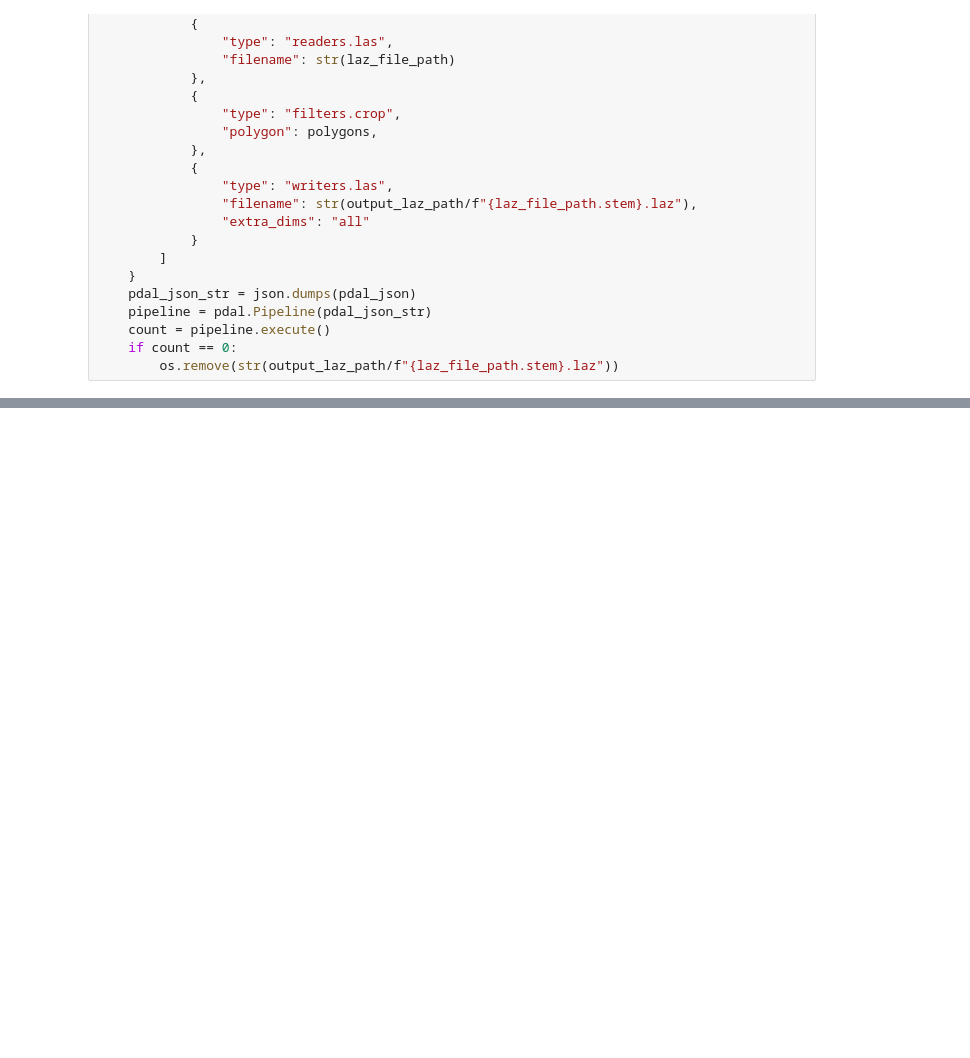
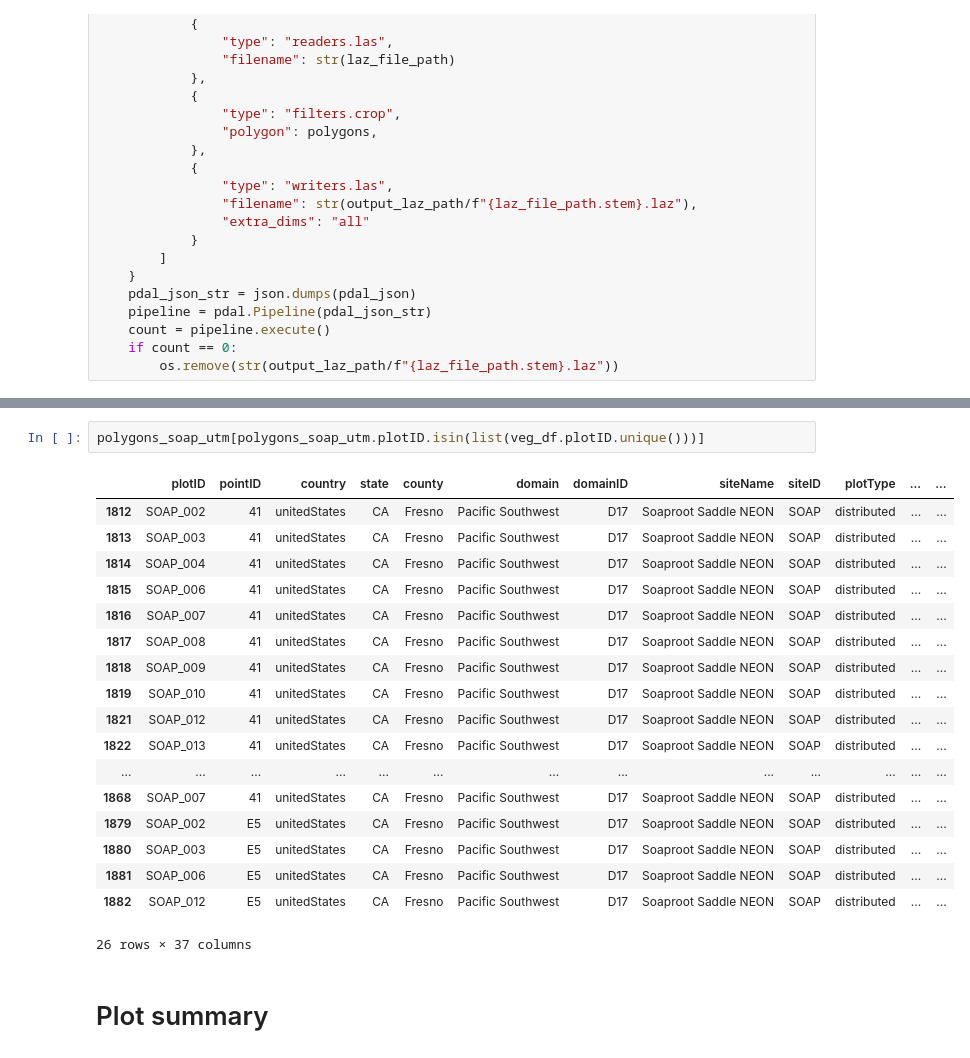
Before and after one commit to annaspiers/PRISMATIC, a Jupyter notebook: analyze.ipynb, the cells around one changed output, grey strips where cells are left out. Saved outputs shown, nothing was run; the diff lists cells and outputs as text; blank space fills up the shorter version.

```diff
--- a/analyze.ipynb
+++ b/analyze.ipynb
@@ -724,0 +774,23 @@ for laz_file_path in tqdm(laz_file_paths):
+# %%
+polygons_soap_utm[polygons_soap_utm.plotID.isin(list(veg_df.plotID.unique()))]
+# %% [output]
+|  | plotID | pointID | country | state | county | domain | domainID | siteName | siteID | plotType | ... | ... |
+| 1812 | SOAP_002 | 41 | unitedStates | CA | Fresno | Pacific Southwest | D17 | Soaproot Saddle NEON | SOAP | distributed | ... | ... |
+| 1813 | SOAP_003 | 41 | unitedStates | CA | Fresno | Pacific Southwest | D17 | Soaproot Saddle NEON | SOAP | distributed | ... | ... |
+| 1814 | SOAP_004 | 41 | unitedStates | CA | Fresno | Pacific Southwest | D17 | Soaproot Saddle NEON | SOAP | distributed | ... | ... |
+| 1815 | SOAP_006 | 41 | unitedStates | CA | Fresno | Pacific Southwest | D17 | Soaproot Saddle NEON | SOAP | distributed | ... | ... |
+| 1816 | SOAP_007 | 41 | unitedStates | CA | Fresno | Pacific Southwest | D17 | Soaproot Saddle NEON | SOAP | distributed | ... | ... |
+| 1817 | SOAP_008 | 41 | unitedStates | CA | Fresno | Pacific Southwest | D17 | Soaproot Saddle NEON | SOAP | distributed | ... | ... |
+| 1818 | SOAP_009 | 41 | unitedStates | CA | Fresno | Pacific Southwest | D17 | Soaproot Saddle NEON | SOAP | distributed | ... | ... |
+| 1819 | SOAP_010 | 41 | unitedStates | CA | Fresno | Pacific Southwest | D17 | Soaproot Saddle NEON | SOAP | distributed | ... | ... |
+| 1821 | SOAP_012 | 41 | unitedStates | CA | Fresno | Pacific Southwest | D17 | Soaproot Saddle NEON | SOAP | distributed | ... | ... |
+| 1822 | SOAP_013 | 41 | unitedStates | CA | Fresno | Pacific Southwest | D17 | Soaproot Saddle NEON | SOAP | distributed | ... | ... |
+| ... | ... | ... | ... | ... | ... | ... | ... | ... | ... | ... | ... | ... |
+| 1868 | SOAP_007 | 41 | unitedStates | CA | Fresno | Pacific Southwest | D17 | Soaproot Saddle NEON | SOAP | distributed | ... | ... |
+| 1879 | SOAP_002 | E5 | unitedStates | CA | Fresno | Pacific Southwest | D17 | Soaproot Saddle NEON | SOAP | distributed | ... | ... |
+| 1880 | SOAP_003 | E5 | unitedStates | CA | Fresno | Pacific Southwest | D17 | Soaproot Saddle NEON | SOAP | distributed | ... | ... |
+| 1881 | SOAP_006 | E5 | unitedStates | CA | Fresno | Pacific Southwest | D17 | Soaproot Saddle NEON | SOAP | distributed | ... | ... |
+| 1882 | SOAP_012 | E5 | unitedStates | CA | Fresno | Pacific Southwest | D17 | Soaproot Saddle NEON | SOAP | distributed | ... | ... |
+26 rows × 37 columns
+# %% [markdown]
+# Plot summary
```
Also changed, not shown: parts of 31 cells of this notebook, 7 other files.
